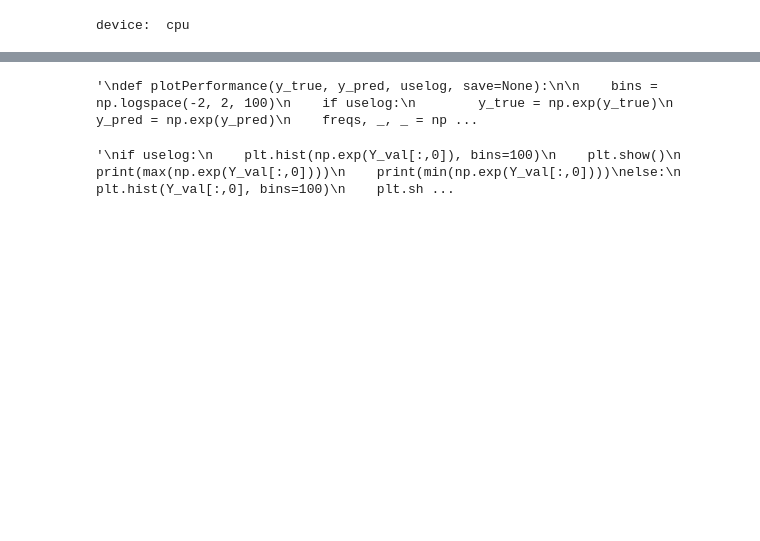
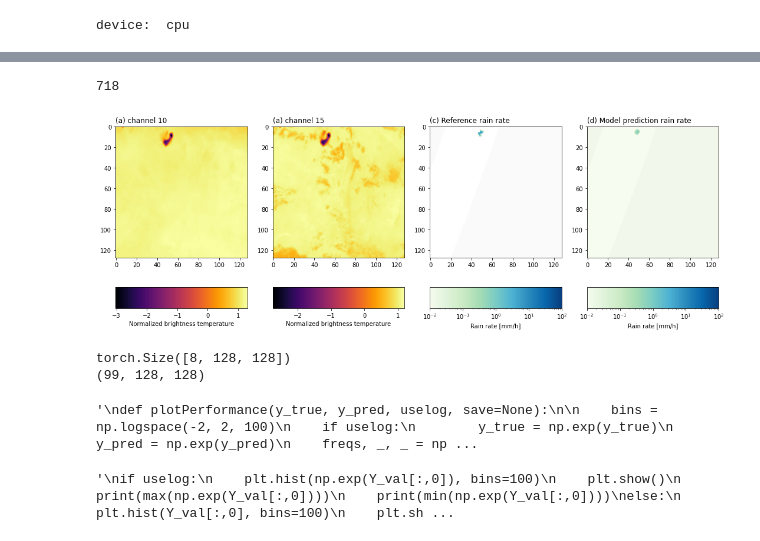
Before and after one commit to ingridingemarsson/geostat-masters-thesis, a Jupyter notebook: notebooks/view_results.ipynb, the cells around one changed output, grey strips where cells are left out. Saved outputs shown, nothing was run; the diff lists cells and outputs as text; code cells hidden in the pictures; blank space fills up the shorter version.

```diff
--- a/notebooks/view_results.ipynb
+++ b/notebooks/view_results.ipynb
@@ -128,3 +128,20 @@ plotRandomSample(validation_dataset,  channels=channels, qrnn=qrnn_model,
+# %%
+training_dataset, training_data  = importData(channels, BATCH_SIZE,
+                                                  path_to_val_data, path_to_stats, uselog)
+plotRandomSample(training_dataset,  channels=channels, qrnn=qrnn_model,
+                 device=device, cha=[10, 15], uselog=uselog)
+# %% [output]
+718
+[figure, added]
+# %%
+sample = validation_dataset[0]
+x = sample['box']
+print(x.shape)
+y = torch.squeeze(qrnn_model.predict(x=x.unsqueeze(0).to(device))).cpu().detach().numpy()
+print(y.shape)
+# %% [output]
+torch.Size([8, 128, 128])
+(99, 128, 128)
 # %%
 '''
 def plotPerformance(y_true, y_pred, uselog, save=None):
```
Also changed, not shown: parts of 12 cells of this notebook, 1 other file.
